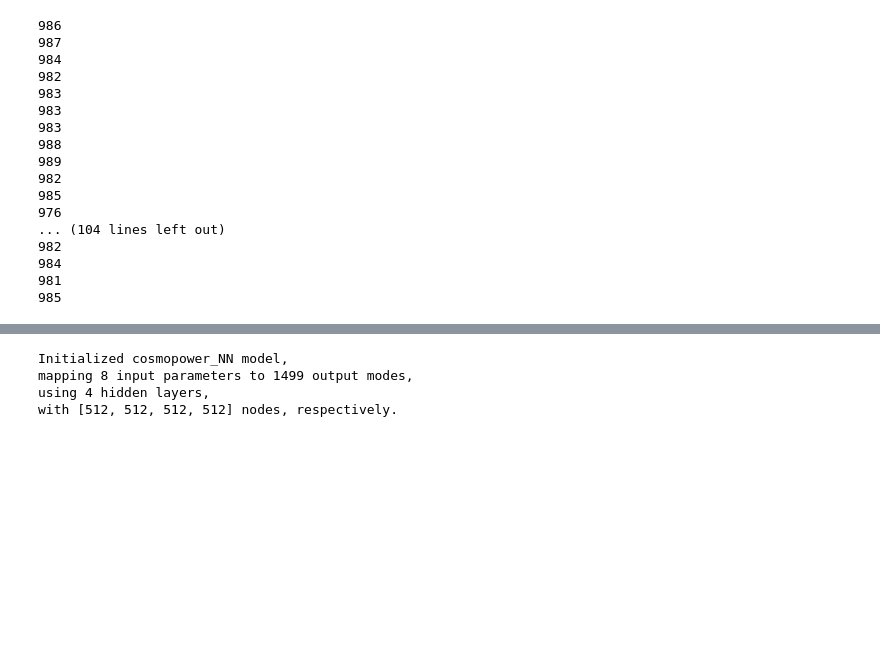
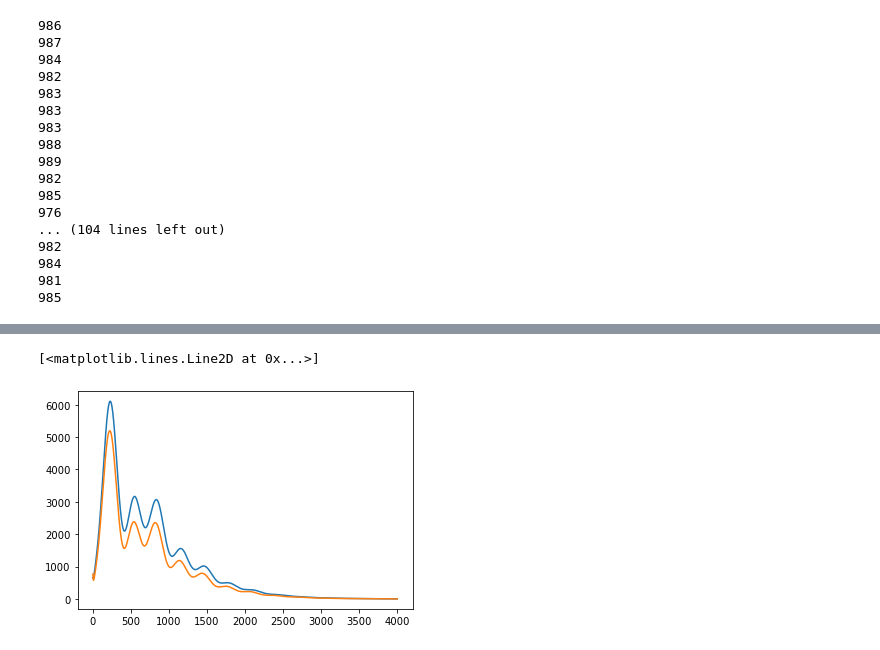
Before and after one commit to keirkwame/axionEmu, a Jupyter notebook: emulator_NN_phiphi_training.ipynb, the cells around one changed output, grey strips where cells are left out. Saved outputs shown, nothing was run; the diff lists cells and outputs as text; code cells hidden in the pictures; blank space fills up the shorter version.

```diff
--- a/emulator_NN_phiphi_training.ipynb
+++ b/emulator_NN_phiphi_training.ipynb
@@ -25,18 +27,19 @@ model_parameters = ['h',
 # %%
 np.linspace(0,28,15)
 # %%
-import pickle
-collection_list = []
-for i in np.linspace(0, 119, 120): #28,15):
-    #f = open('/home/anran/axionCAMB/test_data_collect_9params_5e5_mp_test_'+str(int(i))+'.pkl', 'rb')
-    f = open('/home/keir/Software/axionEmu/data_collection_axion/test_data_collect_9params_5e5_mp_test_'+str(int(i))+'.pkl', 'rb')
-    collection = pickle.load(f)
-    f.close()
-    print(len(collection['C_phi']))
-    collection_list.append(collection)
+with tf.device('/device:GPU:1'):
+    import pickle
+    collection_list = []
+    for i in np.linspace(0, 119, 120): #28,15):
+        #f = open('/home/anran/axionCAMB/test_data_collect_9params_5e5_mp_test_'+str(int(i))+'.pkl', 'rb')
+        f = open('/home/keir/Software/axionEmu/data_collection_axion/test_data_collect_9params_5e5_mp_test_'+str(int(i))+'.pkl', 'rb')
+        collection = pickle.load(f)
+        f.close()
+        print(len(collection['C_tt']))
+        collection_list.append(collection)
 
-import random
-random.shuffle(collection_list)
+    import random
+    random.shuffle(collection_list)
 # %% [output]
 986
 987
@@ -161 +162,8 @@ plt.plot(ell_range, training_log_spectra[-1])
+# %%
+%matplotlib inline
+plt.plot(ell_range, (10. ** training_log_spectra[0]) * ell_range * (ell_range + 1) / 2. / np.pi)
+plt.plot(ell_range, (10. ** training_log_spectra[-1]) * ell_range * (ell_range + 1) / 2. / np.pi)
+# %% [output]
+[<matplotlib.lines.Line2D at 0x...>]
+[figure, added]
 # %%
@@ -172,17 +181,12 @@ f.close()
 ##Only for Google Colab
 !git clone https://github.com/keirkwame/axionEmu.git
 # %%
-from axionEmu.cosmopower import cosmopower_NN
-
 # instantiate NN class
-cp_nn = cosmopower_NN(parameters=model_parameters,
+with tf.device('/device:GPU:1'): # ensures we are running on a GPU
+    from axionEmu.cosmopower import cosmopower_NN
+    cp_nn = cosmopower_NN(parameters=model_parameters,
                       modes=ell_range,
                       n_hidden = [512, 512, 512,512], # 4 hidden layers, each with 512 nodes
                       verbose=True, # useful to understand the different steps in initialisation and training
                       )
-# %% [output]
-Initialized cosmopower_NN model,
-mapping 8 input parameters to 1499 output modes,
-using 4 hidden layers,
-with [512, 512, 512, 512] nodes, respectively.
 # %%
```
Also changed, not shown: parts of 9 cells of this notebook, 1 other file.
